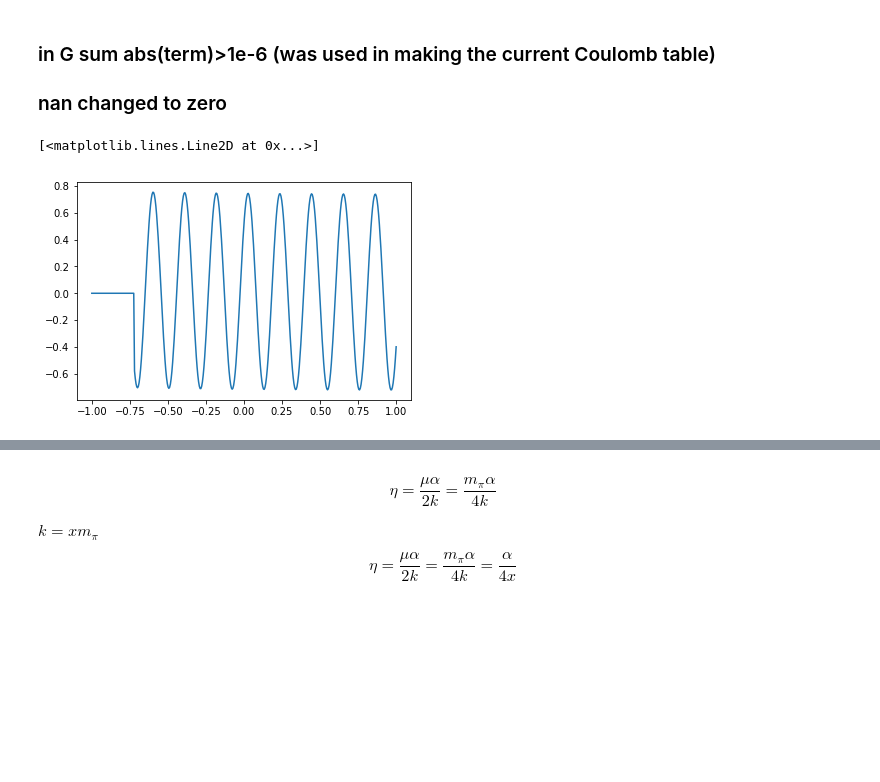
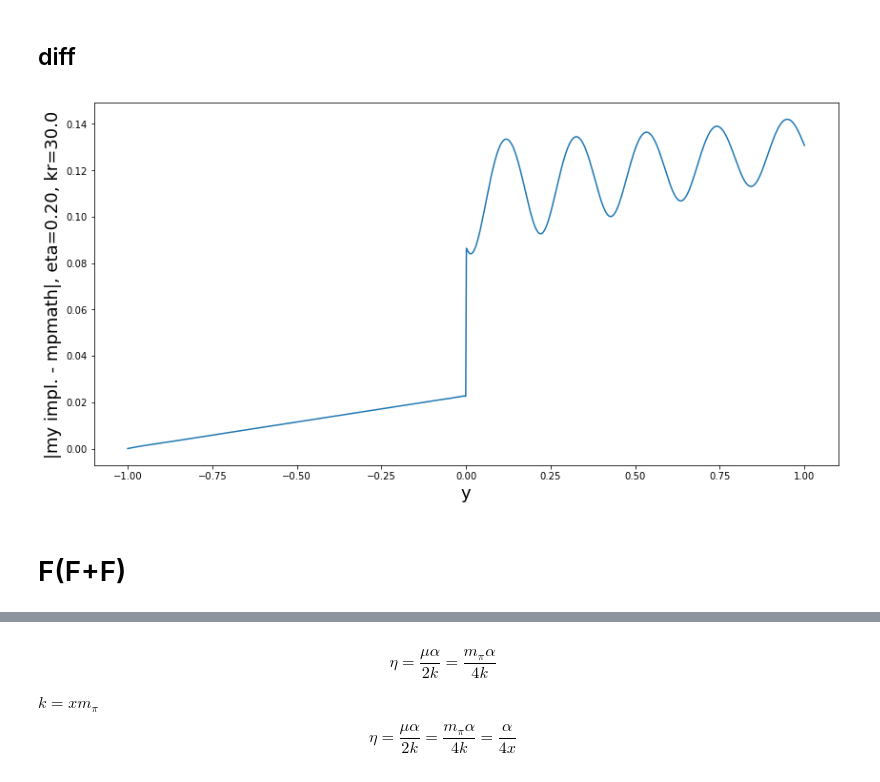
Before and after one commit to qati/HBTCoulombCorrection, a Jupyter notebook: Hypgeom.ipynb, the cells around one changed output, grey strips where cells are left out. Saved outputs shown, nothing was run; the diff lists cells and outputs as text; code cells hidden in the pictures; blank space fills up the shorter version.

```diff
--- a/Hypgeom.ipynb
+++ b/Hypgeom.ipynb
@@ -49,11 +59,13 @@ plt.plot(y,FFF.real)
-# %% [markdown]
-### in G  sum abs(term)>1e-6 (was used in making the current Coulomb table)
-### nan changed to zero
-# %%
-N=400
-y=np.linspace(-1,1,N)
-FFF = kg.hyp1f1_asym(N, 30, 0.2, 1e-6)
-plt.plot(y,np.nan_to_num(FFF.real))
-# %% [output]
-[<matplotlib.lines.Line2D at 0x...>]
-[figure, removed]
+# %% [markdown]
+## diff
+# %%
+eta=0.2
+kr=30
+y = np.linspace(-1,1, 1000)
+A1 = F(1+1j*eta, 1, 1j*kr*(1+y))
+A2 = kg.hyp1f1y(len(y), kr, eta, 1e-8)
+diff(A1,A2,kr,eta,True)
+# %% [output]
+[figure, added]
+# %% [markdown]
+# F(F+F)
```
Also changed, not shown: parts of 24 cells of this notebook.
